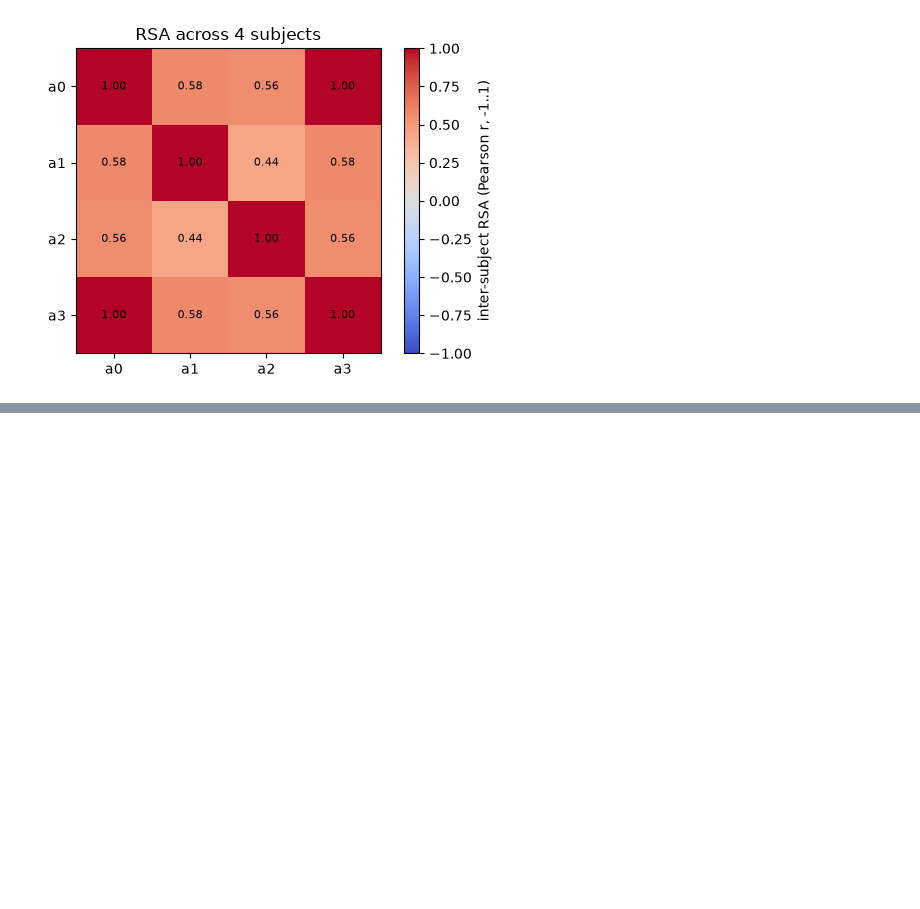
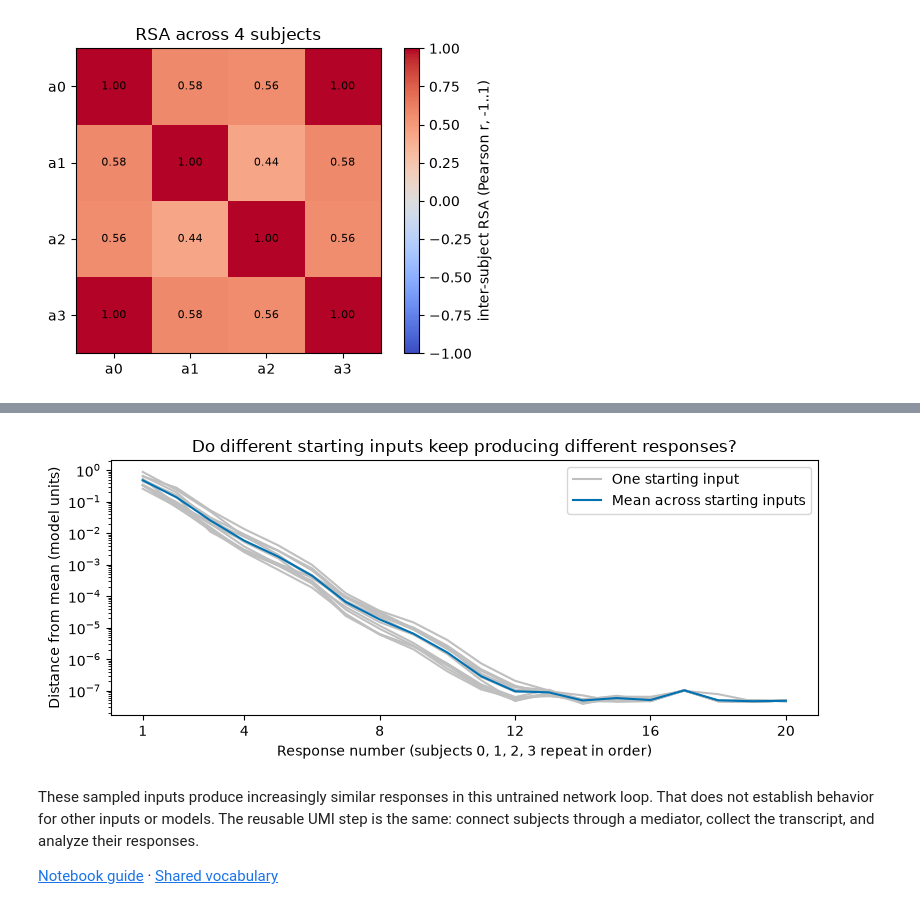
Before and after one commit to KartikP/brainscore-unified, a Jupyter notebook: notebooks/05_multiple_subjects.ipynb, the cells around one changed output, grey strips where cells are left out. Cells and saved outputs as stored; diff of their text form; code cells hidden in the pictures; blank space fills up the shorter version.

Commit message:
docs(notebooks): clarify examples and save streaming figures

```diff
--- a/notebooks/05_multiple_subjects.ipynb
+++ b/notebooks/05_multiple_subjects.ipynb
@@ -144,0 +155,17 @@ The identical-weight pair checks the similarity calculation. The shuffled refere
+# %%
+starts = np.random.RandomState(100).randn(12, 8).astype('float32')
+runs = np.stack([run_loop(first_input) for first_input in starts])
+
+# Independently repeat every handoff and check exact agreement.
+for responses in runs:
+    for step in range(1, len(responses)):
+        receiver = step % len(agents)
+        incoming = {'incoming': responses[step - 1]}
+        expected = make_policy(nets[receiver])(incoming, None)
+        np.testing.assert_array_equal(expected, responses[step])
+        if receiver == 3:
+            # Subject 3 shares subject 0's weights, so the same input must agree.
+            shared_weights = make_policy(nets[0])(incoming, None)
+            np.testing.assert_array_equal(shared_weights, responses[step])
+
+print('Verified every handoff and the identical-weight control across all runs.')
@@ -144,0 +178,35 @@ The identical-weight pair checks the similarity calculation. The shuffled refere
+# %%
+# Compare corresponding responses across the twelve independent runs.
+mean_response = runs.mean(axis=0, keepdims=True)
+distances = np.linalg.norm(runs - mean_response, axis=2)
+steps = np.arange(1, runs.shape[1] + 1)
+display_floor = 1e-8
+
+fig, ax = plt.subplots(figsize=(8, 3.5))
+for index, distance in enumerate(distances):
+    ax.plot(
+        steps,
+        np.maximum(distance, display_floor),
+        color='0.75',
+        label='One starting input' if index == 0 else None,
+    )
+ax.plot(
+    steps,
+    np.maximum(distances.mean(axis=0), display_floor),
+    color='#0072B2',
+    label='Mean across starting inputs',
+)
+ax.set_yscale('log')
+ax.set_xlabel('Response number (subjects 0, 1, 2, 3 repeat in order)')
+ax.set_ylabel('Distance from mean (model units)')
+ax.set_xticks([1, 4, 8, 12, 16, 20])
+ax.set_title('Do different starting inputs keep producing different responses?')
+ax.legend()
+fig.tight_layout()
+plt.show()
+# %% [output]
+[figure, added]
+# %% [markdown]
+These sampled inputs produce increasingly similar responses in this untrained network loop. That does not establish behavior for other inputs or models. The reusable UMI step is the same: connect subjects through a mediator, collect the transcript, and analyze their responses.
+
+[Notebook guide](README.md) · [Shared vocabulary](../docs/conventions.md)
```
Also changed, not shown: parts of 9 cells of this notebook, 15 other files.
